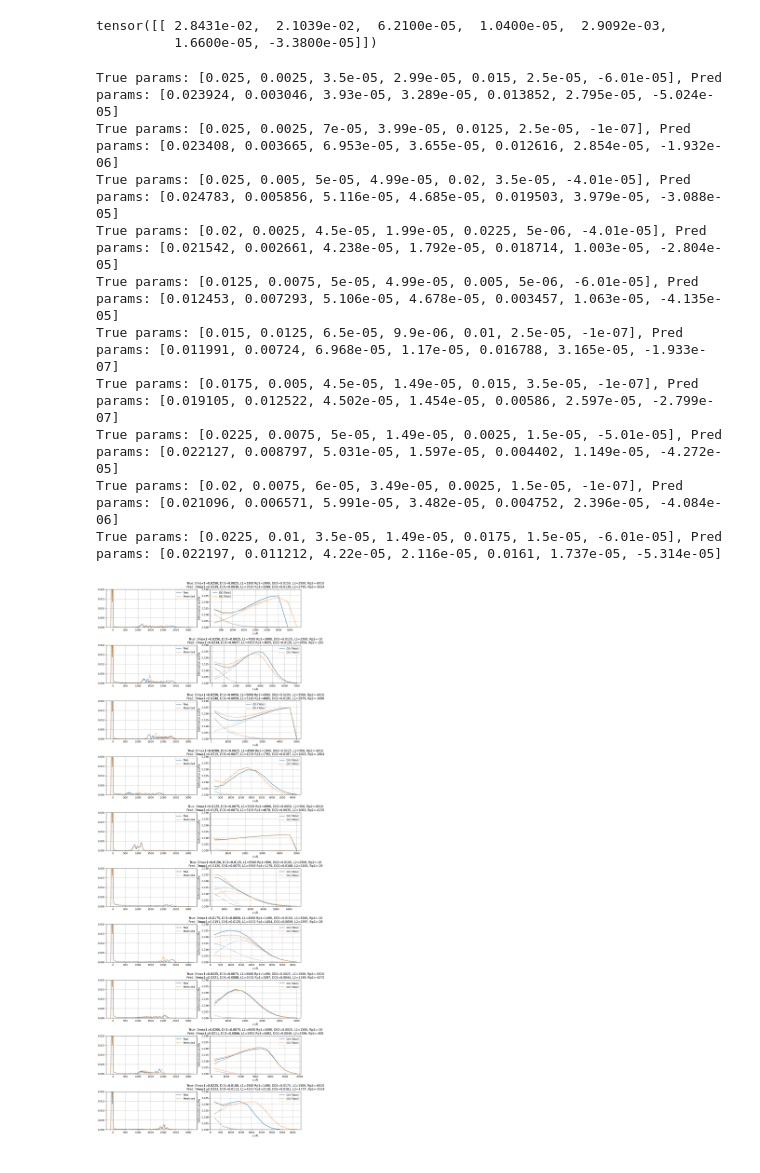
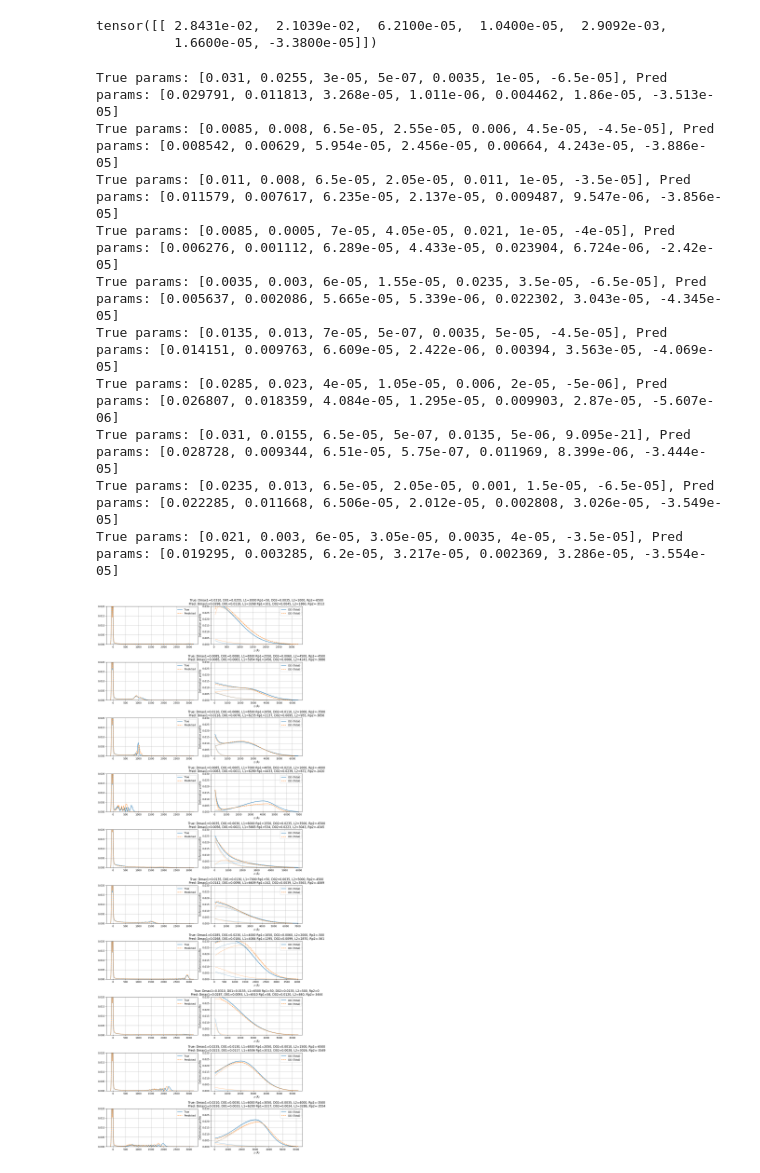
Before and after one commit to Vekeryk/master-xrd, a Jupyter notebook: j_ml.ipynb, the cells around one changed output. Saved outputs shown, nothing was run; the diff lists cells and outputs as text; code cells hidden in the pictures.

```diff
--- a/j_ml.ipynb
+++ b/j_ml.ipynb
@@ -204,16 +204,16 @@ reload(xrd)
 
 # Examples after training (true vs predicted):
 true_pred_pairs = [
-  ([0.025000, 0.002500, 3.500e-05, 2.990e-05, 0.015000, 2.500e-05, -6.010e-05], [0.023924, 0.003046, 3.930e-05, 3.289e-05, 0.013852, 2.795e-05, -5.024e-05]),
-  ([0.025000, 0.002500, 7.000e-05, 3.990e-05, 0.012500, 2.500e-05, -1.000e-07], [0.023408, 0.003665, 6.953e-05, 3.655e-05, 0.012616, 2.854e-05, -1.932e-06]),
-  ([0.025000, 0.005000, 5.000e-05, 4.990e-05, 0.020000, 3.500e-05, -4.010e-05], [0.024783, 0.005856, 5.116e-05, 4.685e-05, 0.019503, 3.979e-05, -3.088e-05]),
-  ([0.020000, 0.002500, 4.500e-05, 1.990e-05, 0.022500, 5.000e-06, -4.010e-05], [0.021542, 0.002661, 4.238e-05, 1.792e-05, 0.018714, 1.003e-05, -2.804e-05]),
-  ([0.012500, 0.007500, 5.000e-05, 4.990e-05, 0.005000, 5.000e-06, -6.010e-05], [0.012453, 0.007293, 5.106e-05, 4.678e-05, 0.003457, 1.063e-05, -4.135e-05]),
-  ([0.015000, 0.012500, 6.500e-05, 9.900e-06, 0.010000, 2.500e-05, -1.000e-07], [0.011991, 0.007240, 6.968e-05, 1.170e-05, 0.016788, 3.165e-05, -1.933e-07]),
-  ([0.017500, 0.005000, 4.500e-05, 1.490e-05, 0.015000, 3.500e-05, -1.000e-07], [0.019105, 0.012522, 4.502e-05, 1.454e-05, 0.005860, 2.597e-05, -2.799e-07]),
-  ([0.022500, 0.007500, 5.000e-05, 1.490e-05, 0.002500, 1.500e-05, -5.010e-05], [0.022127, 0.008797, 5.031e-05, 1.597e-05, 0.004402, 1.149e-05, -4.272e-05]),
-  ([0.020000, 0.007500, 6.000e-05, 3.490e-05, 0.002500, 1.500e-05, -1.000e-07], [0.021096, 0.006571, 5.991e-05, 3.482e-05, 0.004752, 2.396e-05, -4.084e-06]),
-  ([0.022500, 0.010000, 3.500e-05, 1.490e-05, 0.017500, 1.500e-05, -6.010e-05], [0.022197, 0.011212, 4.220e-05, 2.116e-05, 0.016100, 1.737e-05, -5.314e-05]),
+  ([0.031000, 0.025500, 3.000e-05, 5.000e-07, 0.003500, 1.000e-05, -6.500e-05], [0.029791, 0.011813, 3.268e-05, 1.011e-06, 0.004462, 1.860e-05, -3.513e-05]),
+  ([0.008500, 0.008000, 6.500e-05, 2.550e-05, 0.006000, 4.500e-05, -4.500e-05], [0.008542, 0.006290, 5.954e-05, 2.456e-05, 0.006640, 4.243e-05, -3.886e-05]),
+  ([0.011000, 0.008000, 6.500e-05, 2.050e-05, 0.011000, 1.000e-05, -3.500e-05], [0.011579, 0.007617, 6.235e-05, 2.137e-05, 0.009487, 9.547e-06, -3.856e-05]),
+  ([0.008500, 0.000500, 7.000e-05, 4.050e-05, 0.021000, 1.000e-05, -4.000e-05], [0.006276, 0.001112, 6.289e-05, 4.433e-05, 0.023904, 6.724e-06, -2.420e-05]),
+  ([0.003500, 0.003000, 6.000e-05, 1.550e-05, 0.023500, 3.500e-05, -6.500e-05], [0.005637, 0.002086, 5.665e-05, 5.339e-06, 0.022302, 3.043e-05, -4.345e-05]),
+  ([0.013500, 0.013000, 7.000e-05, 5.000e-07, 0.003500, 5.000e-05, -4.500e-05], [0.014151, 0.009763, 6.609e-05, 2.422e-06, 0.003940, 3.563e-05, -4.069e-05]),
+  ([0.028500, 0.023000, 4.000e-05, 1.050e-05, 0.006000, 2.000e-05, -5.000e-06], [0.026807, 0.018359, 4.084e-05, 1.295e-05, 0.009903, 2.870e-05, -5.607e-06]),
+  ([0.031000, 0.015500, 6.500e-05, 5.000e-07, 0.013500, 5.000e-06, 9.095e-21], [0.028728, 0.009344, 6.510e-05, 5.750e-07, 0.011969, 8.399e-06, -3.444e-05]),
+  ([0.023500, 0.013000, 6.500e-05, 2.050e-05, 0.001000, 1.500e-05, -6.500e-05], [0.022285, 0.011668, 6.506e-05, 2.012e-05, 0.002808, 3.026e-05, -3.549e-05]),
+  ([0.021000, 0.003000, 6.000e-05, 3.050e-05, 0.003500, 4.000e-05, -3.500e-05], [0.019295, 0.003285, 6.200e-05, 3.217e-05, 0.002369, 3.286e-05, -3.554e-05]),
 ]
 
 def plot_profils(ax, profile, color, linestyle, pred=False):
@@ -229,43 +229,43 @@ def plot_profils(ax, profile, color, linestyle, pred=False):
     ax.set_ylabel('Deformation profile')
     # ax.set_title('Deformation Profile Components')
 
 fig, axes = plt.subplots(len(true_pred_pairs), 2, figsize=(12, 32))
 plt.subplots_adjust(hspace=0.6)  # add vertical space between rows
 
 for i, (true_params, pred_params) in enumerate(true_pred_pairs):
     print(f"True params: {true_params}, Pred params: {pred_params}")
     # add true_params to plot
 
-    curve, profile_true = xrd.compute_curve_and_profile(array=true_params, dl=400e-8)
+    curve, profile_true = xrd.compute_curve_and_profile(array=true_params, dl=100e-8)
 
     axes[i, 0].plot(curve.X_DeltaTeta, curve.Y_R_vseZ, label="True")
     axes[i, 0].grid(True)
     axes[i, 0].set_ylim(0, 0.02)
 
     plot_profils(axes[i, 1], profile_true, 'C0', '-')
 
-    curve, profile_pred = xrd.compute_curve_and_profile(array=pred_params, dl=400e-8)
+    curve, profile_pred = xrd.compute_curve_and_profile(array=pred_params, dl=100e-8)
 
     plot_profils(axes[i, 1], profile_pred, 'C1', '--')
     axes[i, 0].plot(curve.X_DeltaTeta, curve.Y_R_vseZ, label="Predicted", linestyle='dashed')
     axes[i, 1].set_title(f"True: {h.fparam(arr=true_params)}\nPred: {h.fparam(arr=pred_params)}")
     axes[i, 1].grid(True)
     axes[i, 1].set_ylim(0, 0.03)
     axes[i, 1].legend()
     axes[i, 0].legend()
 
 
 plt.tight_layout()
 plt.show()
 # %% [output]
-True params: [0.025, 0.0025, 3.5e-05, 2.99e-05, 0.015, 2.5e-05, -6.01e-05], Pred params: [0.023924, 0.003046, 3.93e-05, 3.289e-05, 0.013852, 2.795e-05, -5.024e-05]
-True params: [0.025, 0.0025, 7e-05, 3.99e-05, 0.0125, 2.5e-05, -1e-07], Pred params: [0.023408, 0.003665, 6.953e-05, 3.655e-05, 0.012616, 2.854e-05, -1.932e-06]
-True params: [0.025, 0.005, 5e-05, 4.99e-05, 0.02, 3.5e-05, -4.01e-05], Pred params: [0.024783, 0.005856, 5.116e-05, 4.685e-05, 0.019503, 3.979e-05, -3.088e-05]
-True params: [0.02, 0.0025, 4.5e-05, 1.99e-05, 0.0225, 5e-06, -4.01e-05], Pred params: [0.021542, 0.002661, 4.238e-05, 1.792e-05, 0.018714, 1.003e-05, -2.804e-05]
-True params: [0.0125, 0.0075, 5e-05, 4.99e-05, 0.005, 5e-06, -6.01e-05], Pred params: [0.012453, 0.007293, 5.106e-05, 4.678e-05, 0.003457, 1.063e-05, -4.135e-05]
-True params: [0.015, 0.0125, 6.5e-05, 9.9e-06, 0.01, 2.5e-05, -1e-07], Pred params: [0.011991, 0.00724, 6.968e-05, 1.17e-05, 0.016788, 3.165e-05, -1.933e-07]
-True params: [0.0175, 0.005, 4.5e-05, 1.49e-05, 0.015, 3.5e-05, -1e-07], Pred params: [0.019105, 0.012522, 4.502e-05, 1.454e-05, 0.00586, 2.597e-05, -2.799e-07]
-True params: [0.0225, 0.0075, 5e-05, 1.49e-05, 0.0025, 1.5e-05, -5.01e-05], Pred params: [0.022127, 0.008797, 5.031e-05, 1.597e-05, 0.004402, 1.149e-05, -4.272e-05]
-True params: [0.02, 0.0075, 6e-05, 3.49e-05, 0.0025, 1.5e-05, -1e-07], Pred params: [0.021096, 0.006571, 5.991e-05, 3.482e-05, 0.004752, 2.396e-05, -4.084e-06]
-True params: [0.0225, 0.01, 3.5e-05, 1.49e-05, 0.0175, 1.5e-05, -6.01e-05], Pred params: [0.022197, 0.011212, 4.22e-05, 2.116e-05, 0.0161, 1.737e-05, -5.314e-05]
+True params: [0.031, 0.0255, 3e-05, 5e-07, 0.0035, 1e-05, -6.5e-05], Pred params: [0.029791, 0.011813, 3.268e-05, 1.011e-06, 0.004462, 1.86e-05, -3.513e-05]
+True params: [0.0085, 0.008, 6.5e-05, 2.55e-05, 0.006, 4.5e-05, -4.5e-05], Pred params: [0.008542, 0.00629, 5.954e-05, 2.456e-05, 0.00664, 4.243e-05, -3.886e-05]
+True params: [0.011, 0.008, 6.5e-05, 2.05e-05, 0.011, 1e-05, -3.5e-05], Pred params: [0.011579, 0.007617, 6.235e-05, 2.137e-05, 0.009487, 9.547e-06, -3.856e-05]
+True params: [0.0085, 0.0005, 7e-05, 4.05e-05, 0.021, 1e-05, -4e-05], Pred params: [0.006276, 0.001112, 6.289e-05, 4.433e-05, 0.023904, 6.724e-06, -2.42e-05]
+True params: [0.0035, 0.003, 6e-05, 1.55e-05, 0.0235, 3.5e-05, -6.5e-05], Pred params: [0.005637, 0.002086, 5.665e-05, 5.339e-06, 0.022302, 3.043e-05, -4.345e-05]
+True params: [0.0135, 0.013, 7e-05, 5e-07, 0.0035, 5e-05, -4.5e-05], Pred params: [0.014151, 0.009763, 6.609e-05, 2.422e-06, 0.00394, 3.563e-05, -4.069e-05]
+True params: [0.0285, 0.023, 4e-05, 1.05e-05, 0.006, 2e-05, -5e-06], Pred params: [0.026807, 0.018359, 4.084e-05, 1.295e-05, 0.009903, 2.87e-05, -5.607e-06]
+True params: [0.031, 0.0155, 6.5e-05, 5e-07, 0.0135, 5e-06, 9.095e-21], Pred params: [0.028728, 0.009344, 6.51e-05, 5.75e-07, 0.011969, 8.399e-06, -3.444e-05]
+True params: [0.0235, 0.013, 6.5e-05, 2.05e-05, 0.001, 1.5e-05, -6.5e-05], Pred params: [0.022285, 0.011668, 6.506e-05, 2.012e-05, 0.002808, 3.026e-05, -3.549e-05]
+True params: [0.021, 0.003, 6e-05, 3.05e-05, 0.0035, 4e-05, -3.5e-05], Pred params: [0.019295, 0.003285, 6.2e-05, 3.217e-05, 0.002369, 3.286e-05, -3.554e-05]
-[figure, old version]
+[figure, new version]
```
Also changed, not shown: parts of 1 cell of this notebook, 26 other files.
